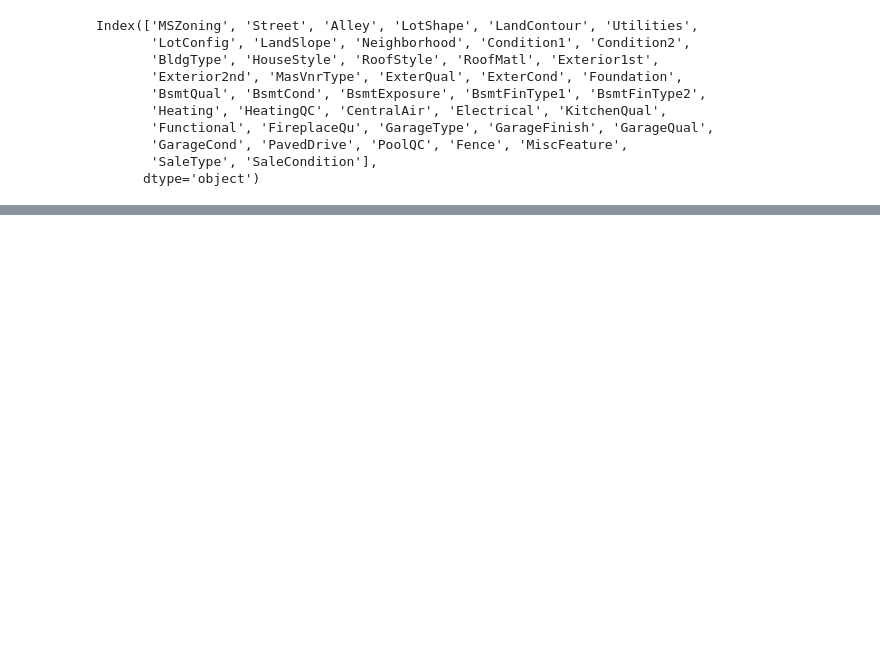
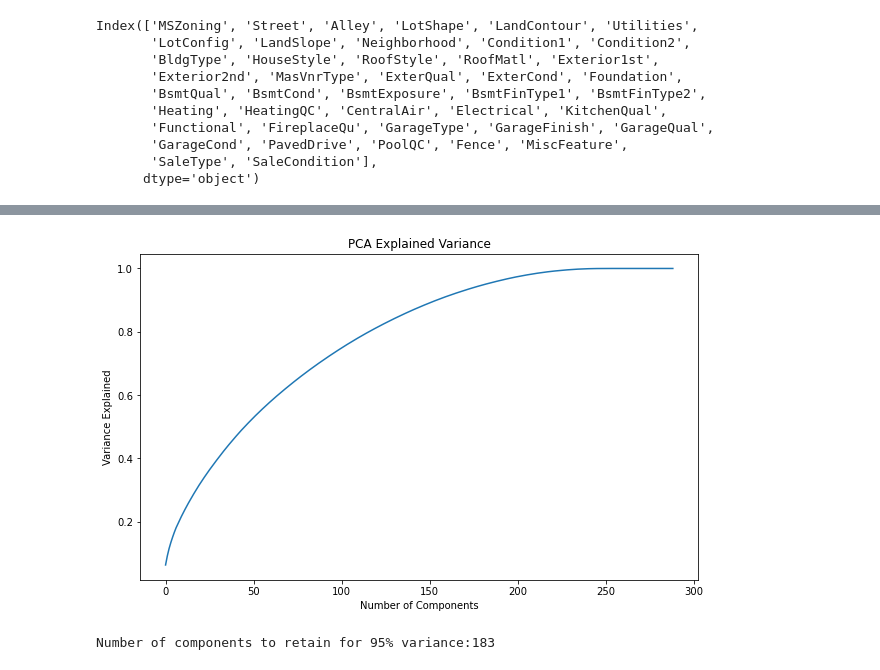
Before and after one commit to arsedianivan/houseprice, a Jupyter notebook: HouseRegression.ipynb, the cells around one changed output, grey strips where cells are left out. Drawn from its saved outputs; the diff is of its cells as text; code cells hidden in the pictures; blank space fills up the shorter version.

Commit message:
Make changes to encoding, missing values treatment, implement PCA for dimensionality reduction

```diff
--- a/HouseRegression.ipynb
+++ b/HouseRegression.ipynb
@@ -308,0 +233,38 @@ PCA does not accept missing values encoded as NaN natively. For supervised learn
+# %%
+#Replace missing values in Garage Year Built with Year Built
+
+x = x.fillna({'GarageYrBlt': x['YearBuilt']})
+# %%
+#Replace missing values in MasVnrArea with 0
+
+x = x.fillna({'MasVnrArea': 0})
+# %%
+# Standardize the data
+
+scaler = StandardScaler()
+x_scaled = scaler.fit_transform(x)
+# %%
+# Apply PCA for Feature Selection
+
+pca = PCA(n_components=None)
+
+x_pca = pca.fit_transform(x_scaled)
+# %%
+# Determine the number of componenets to keep
+
+plt.figure(figsize=(10,6))
+plt.plot(np.cumsum(pca.explained_variance_ratio_))
+plt.xlabel('Number of Components')
+plt.ylabel('Variance Explained')
+plt.title('PCA Explained Variance')
+plt.show()
+# %% [output]
+[figure, added]
+# %%
+#Determine the number of components to retain
+
+cumulative_variance = np.cumsum(pca.explained_variance_ratio_)
+n_components = np.where(cumulative_variance >= 0.95)[0][0]+1
+print(f"Number of components to retain for 95% variance:{n_components}")
+# %% [output]
+Number of components to retain for 95% variance:183
```
Also changed, not shown: parts of 24 cells of this notebook, 1 other file.
